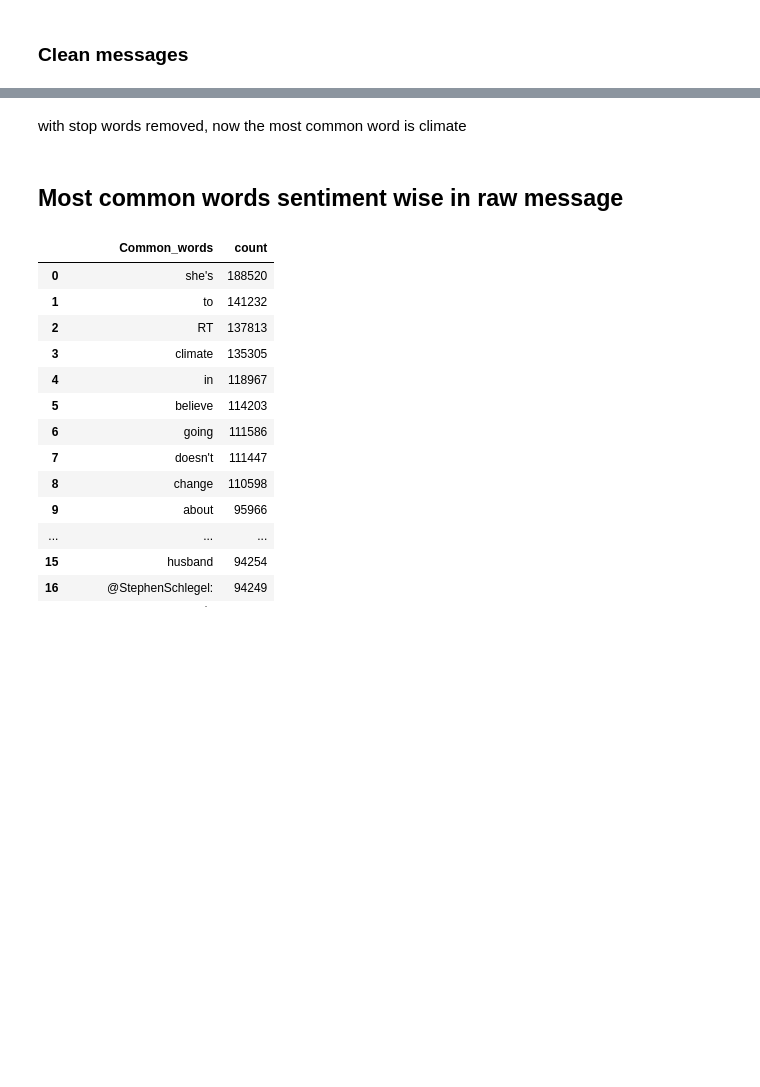
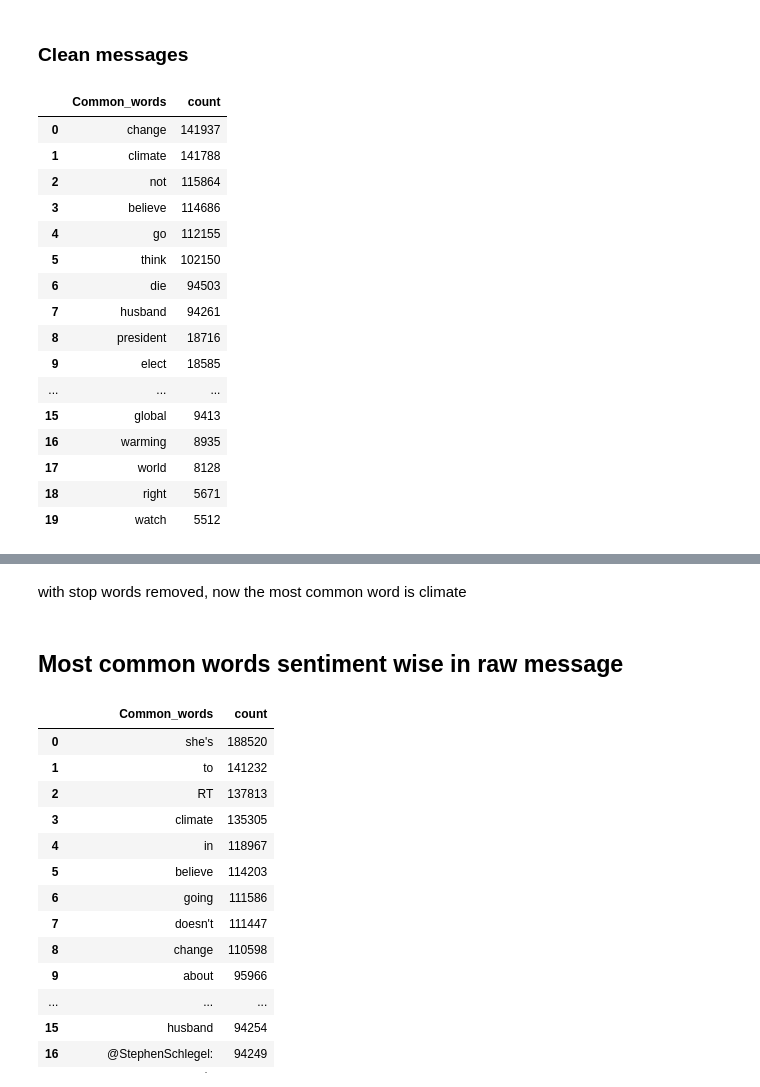
Before and after one commit to Classification-Team-JM1/Classification_Predict_Package, a Jupyter notebook: Teamjm_clear note book.ipynb, the cells around one changed output, grey strips where cells are left out. Cells and saved outputs as stored; diff of their text form; code cells hidden in the pictures; blank space fills up the shorter version.

```diff
--- a/Teamjm_clear note book.ipynb
+++ b/Teamjm_clear note book.ipynb
@@ -573,11 +573,29 @@ fig.show()
 # %% [markdown]
 ### Clean messages
 # %%
-train_df['temp_list0'] = train_df['clean_stp_words'].apply(lambda x:str(x).split())
+train_df['temp_list0'] = train_df['clean_stp_words']
 top = Counter([item for sublist in train_df['temp_list0'] for item in sublist])
 temp0 = pd.DataFrame(top.most_common(20))
 temp0.columns = ['Common_words','count']
 temp0.style.background_gradient(cmap='Greens')
+# %% [output]
+|  | Common_words | count |
+| 0 | change | 141937 |
+| 1 | climate | 141788 |
+| 2 | not | 115864 |
+| 3 | believe | 114686 |
+| 4 | go | 112155 |
+| 5 | think | 102150 |
+| 6 | die | 94503 |
+| 7 | husband | 94261 |
+| 8 | president | 18716 |
+| 9 | elect | 18585 |
+| ... | ... | ... |
+| 15 | global | 9413 |
+| 16 | warming | 8935 |
+| 17 | world | 8128 |
+| 18 | right | 5671 |
+| 19 | watch | 5512 |
 # %%
 fig = px.bar(temp0, x="count", y="Common_words", title='Commmon Words in cleaned message', orientation='h',
              width=700, height=700,color='Common_words')
```
Also changed, not shown: parts of 56 cells of this notebook.
